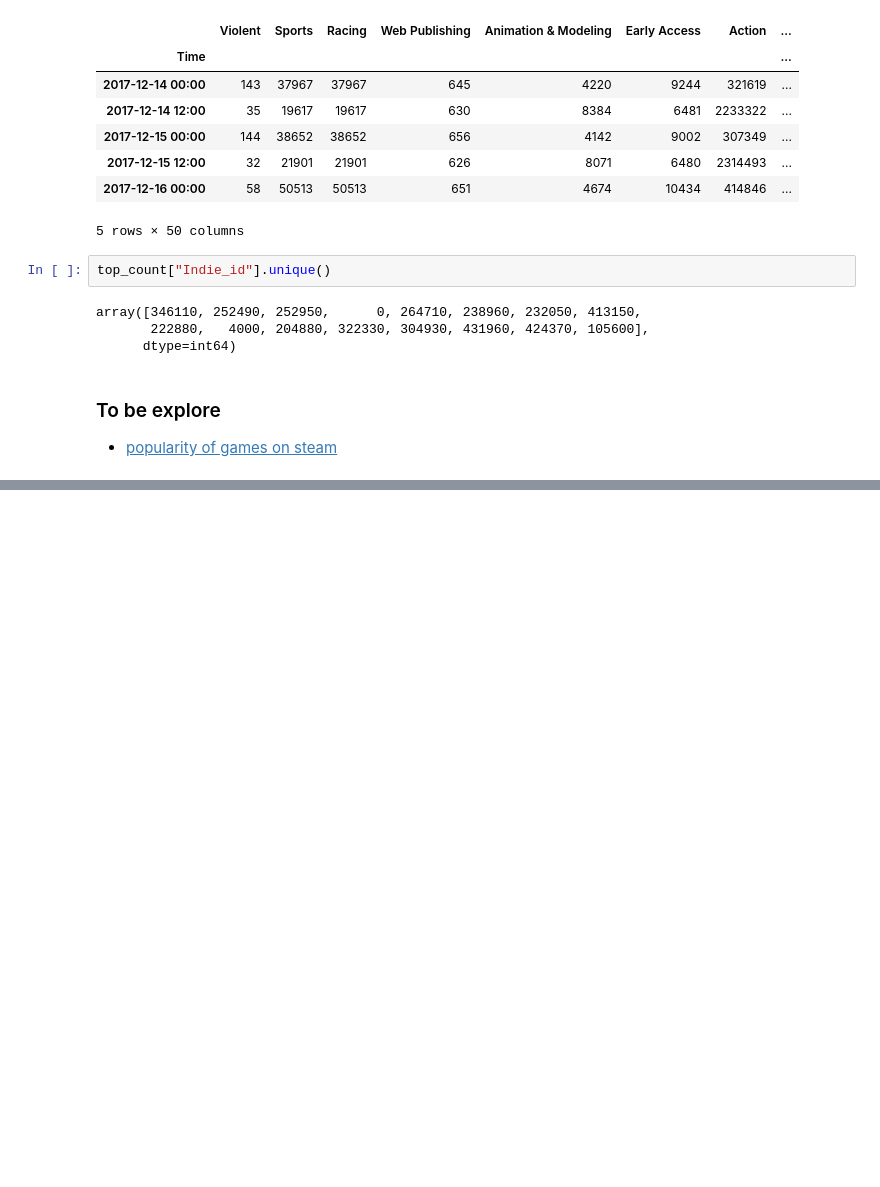
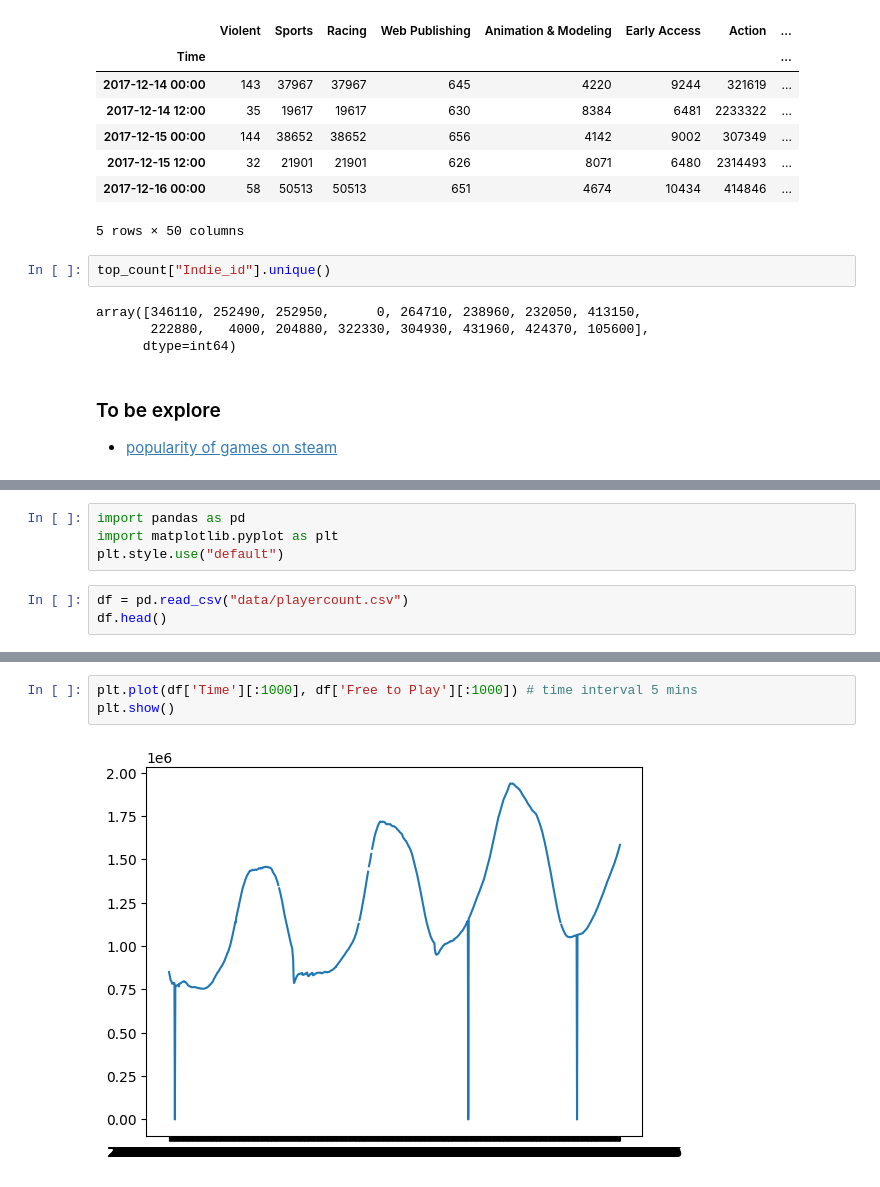
Before and after one commit to com-480-data-visualization/project-2023-no-preference, a Jupyter notebook: no_preference.ipynb, the cells around one changed output, grey strips where cells are left out. Saved outputs shown, nothing was run; the diff lists cells and outputs as text; blank space fills up the shorter version.

Commit message:
more data analysis

```diff
--- a/no_preference.ipynb
+++ b/no_preference.ipynb
@@ -227,0 +245,7 @@ array([346110, 252490, 252950,      0, 264710, 238960, 232050, 413150,
+# %%
+import pandas as pd
+import matplotlib.pyplot as plt
+plt.style.use("default")
+# %%
+df = pd.read_csv("data/playercount.csv")
+df.head()
@@ -227,0 +260,5 @@ array([346110, 252490, 252950,      0, 264710, 238960, 232050, 413150,
+# %%
+plt.plot(df['Time'][:1000], df['Free to Play'][:1000]) # time interval 5 mins
+plt.show()
+# %% [output]
+[figure, added]
```
Also changed, not shown: parts of 10 cells of this notebook, 1 other file.
